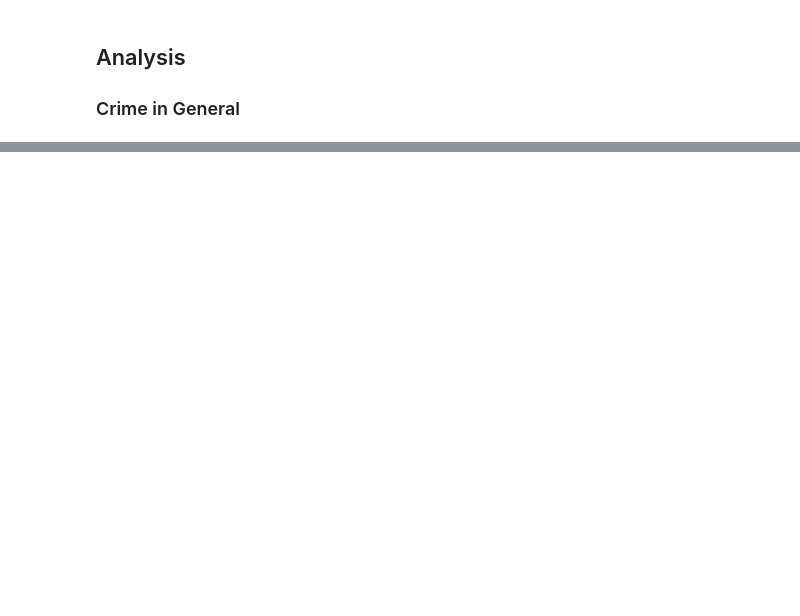
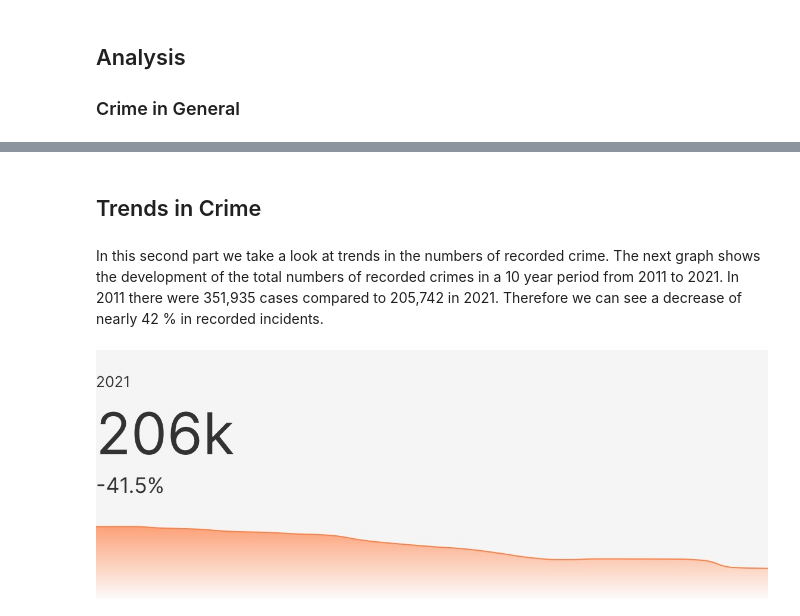
Before and after one commit to Elydora/DataScienceBlog, a Jupyter notebook: _notebooks/2022-05-01-chicago-r#1.ipynb, the cells around one changed output, grey strips where cells are left out. Saved outputs shown, nothing was run; the diff lists cells and outputs as text; code cells hidden in the pictures; blank space fills up the shorter version.

```diff
--- a/_notebooks/2022-05-01-chicago-r#1.ipynb
+++ b/_notebooks/2022-05-01-chicago-r#1.ipynb
@@ -45,0 +74,10 @@ Test
+# %% [markdown]
+## Trends in Crime <a name="trends_crime"></a>
+# %% [markdown]
+In this second part we take a look at trends in the numbers of recorded crime. The next graph shows the development of the total numbers of recorded crimes in a 10 year period from 2011 to 2021. In 2011 there were 351,935 cases compared to 205,742 in 2021. Therefore we can see a decrease of nearly 42 % in recorded incidents.
+# %%
+path = Path.cwd().joinpath('images').joinpath('r#1').joinpath\
+    ('04.jpg')
+Image(filename=path)
+# %% [output]
+[figure, added]
```
Also changed, not shown: parts of 14 cells of this notebook.
